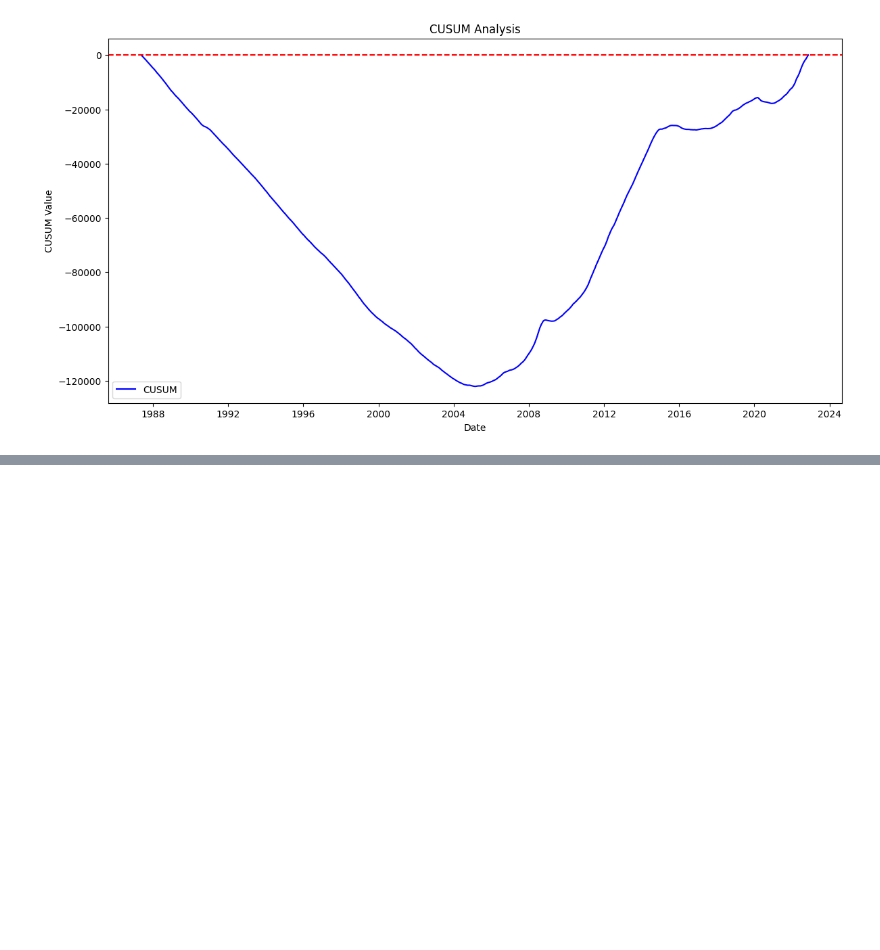
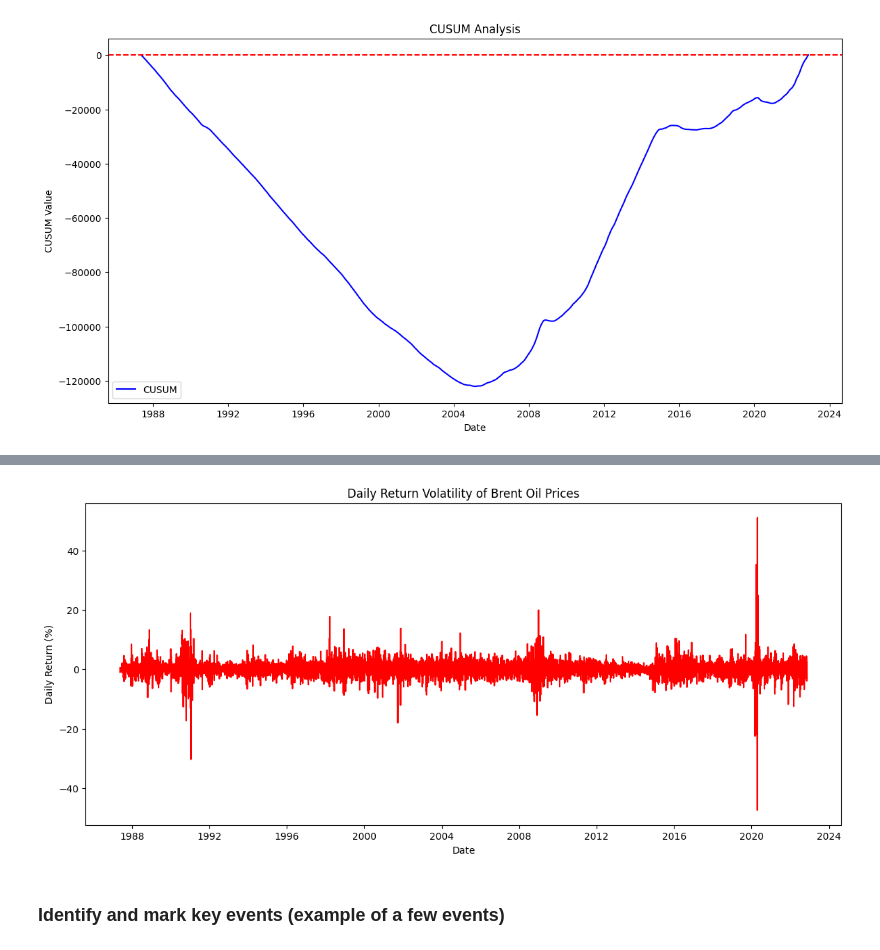
Before and after one commit to GetieBalew24/BrentOil-PriceModeling, a Jupyter notebook: notebooks/oil_price_EDA.ipynb, the cells around one changed output, grey strips where cells are left out. Cells and saved outputs as stored; diff of their text form; code cells hidden in the pictures; blank space fills up the shorter version.

```diff
--- a/notebooks/oil_price_EDA.ipynb
+++ b/notebooks/oil_price_EDA.ipynb
@@ -132 +161,17 @@ processor.change_point_analysis()
 [figure]
+# %%
+# Calculate daily returns (percentage change)
+data['Daily_Return'] = data['Price'].pct_change() * 100
+data['Daily_Return'].dropna(inplace=True)
+# %%
+# Plot daily return volatility
+plt.figure(figsize=(14, 6))
+plt.plot(data.index, data['Daily_Return'], color='red')
+plt.title("Daily Return Volatility of Brent Oil Prices")
+plt.xlabel("Date")
+plt.ylabel("Daily Return (%)")
+plt.show()
+# %% [output]
+[figure, added]
+# %% [markdown]
+### Identify and mark key events (example of a few events)
```
Also changed, not shown: parts of 12 cells of this notebook.
